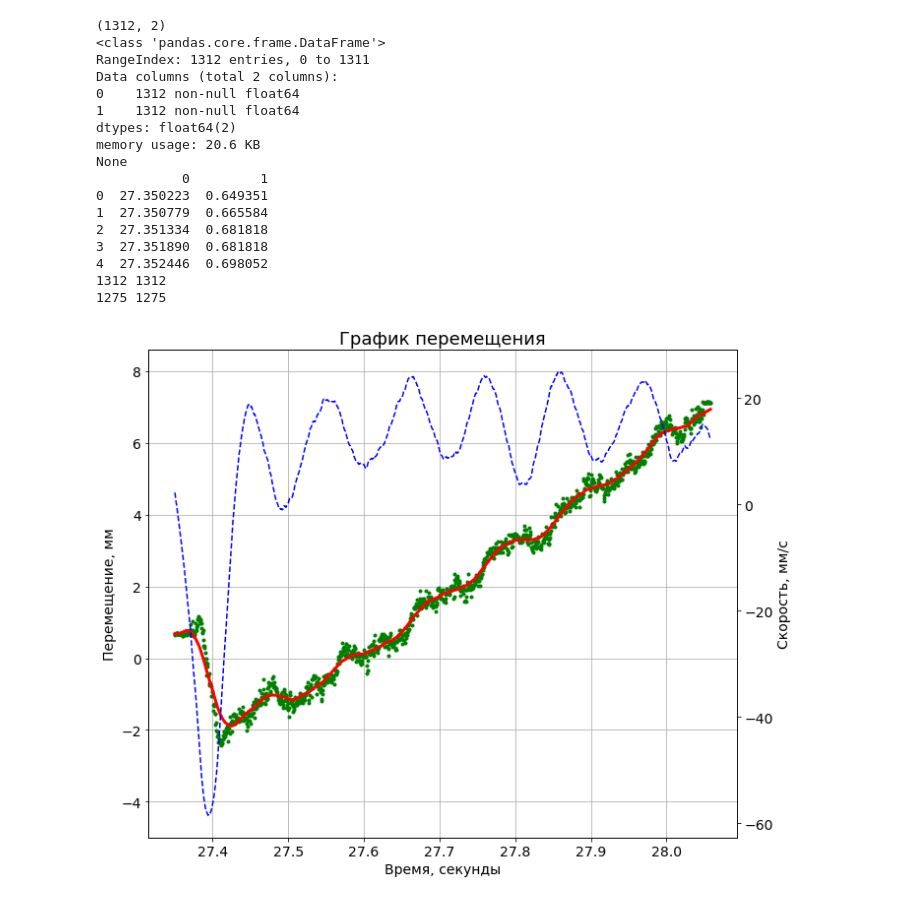
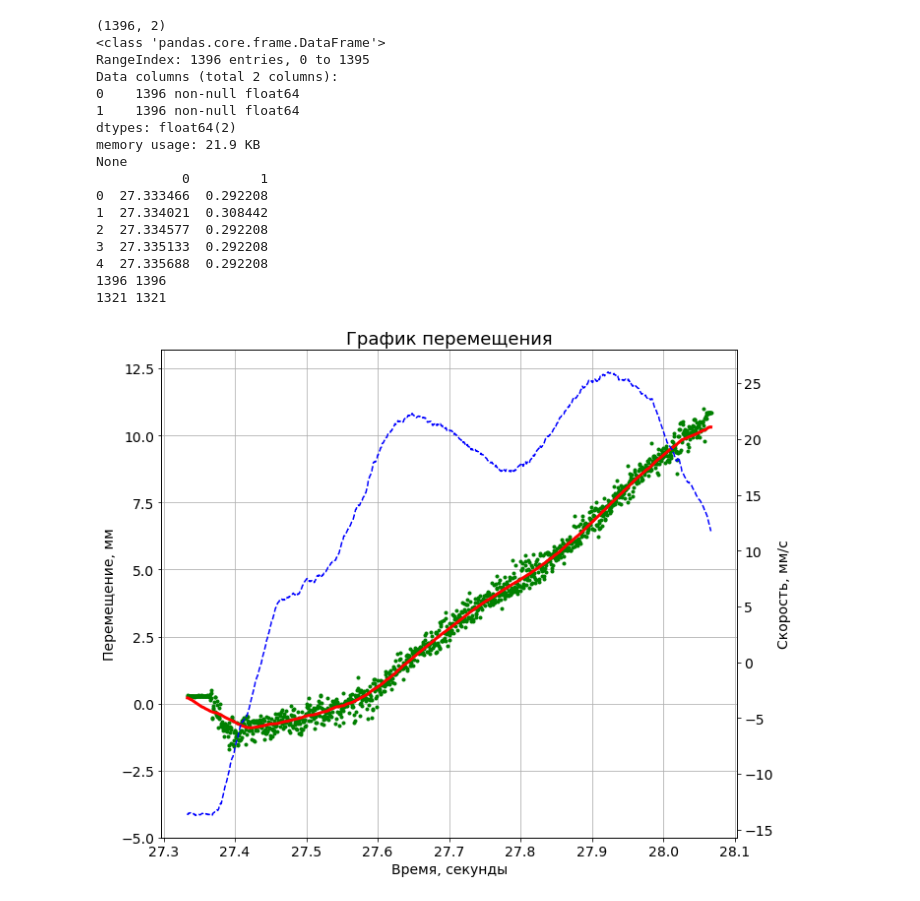
Before and after one commit to MargaritaWraith/ProcessingDataSensors, a Jupyter notebook: Работа с данными.ipynb, the cells around one changed output. Saved outputs shown, nothing was run; the diff lists cells and outputs as text; code cells hidden in the pictures.

```diff
--- a/Работа с данными.ipynb
+++ b/Работа с данными.ipynb
@@ -65,7 +65,7 @@ def polynom_diff(A):
         diff[i] = (len_diff - i) * A[i]
     return diff
 # %%
-file_name = 'data2.xlsx'
+file_name = 'data1.xlsx'
 #xl = pd.ExcelFile(file_name)  #Загрузка таблицы
 #print(xl.sheet_names)    #Печать названий листов
 #df1 = xl.parse('WinPos') #Загрузка листа во фрейм данных df1
@@ -90,52 +90,52 @@ for i in range(len(data)):
         break
 print(len(time), len(data))
 
-average_data = average_array(data, 75)
+average_data = average_array(data, 150)
 
 data_diff = diff(time, average_data)
-average_diff = average_array(data_diff, 75)
+average_diff = average_array(data_diff, 150)
 
 
 #plt.style.use('seaborn')
 #plt.style.use('style/elegant.mplstyle')
 
 fig, ax = plt.subplots(figsize=(10,8))
 ax.set_ylim(ymin=-5, ymax=max(data)*1.2)
 ax.plot(time, data, 'g.')
 ax.plot(time, average_data, 'r', linewidth = 3)
 ax.set_xlabel('Время, секунды', fontsize = 14)
 ax.set_ylabel('Перемещение, мм', fontsize = 14)
 ax.set_title("График перемещения", fontsize = 18)
 ax.tick_params(axis="both", labelsize = 14)
 ax.grid(axis = 'both')
 
 ax2 = ax.twinx()
 ax2.plot(time, average_diff, 'b--')
 ax2.set_ylabel('Скорость, мм/с', fontsize = 14)
 ax2.tick_params(labelsize = 14)
 fig.tight_layout()
 
 #plt.savefig('fig')
 plt.show()
 # %% [output]
-(1312, 2)
+(1396, 2)
 <class 'pandas.core.frame.DataFrame'>
-RangeIndex: 1312 entries, 0 to 1311
+RangeIndex: 1396 entries, 0 to 1395
 Data columns (total 2 columns):
-0    1312 non-null float64
-1    1312 non-null float64
+0    1396 non-null float64
+1    1396 non-null float64
 dtypes: float64(2)
-memory usage: 20.6 KB
+memory usage: 21.9 KB
 None
            0         1
-0  27.350223  0.649351
-1  27.350779  0.665584
-2  27.351334  0.681818
-3  27.351890  0.681818
-4  27.352446  0.698052
-1312 1312
-1275 1275
+0  27.333466  0.292208
+1  27.334021  0.308442
+2  27.334577  0.292208
+3  27.335133  0.292208
+4  27.335688  0.292208
+1396 1396
+1321 1321
-[figure, old version]
+[figure, new version]
 # %%
 #Аппроксимация методом наименьших квадратов
 
```
Also changed, not shown: parts of 4 cells of this notebook, 3 other files.
